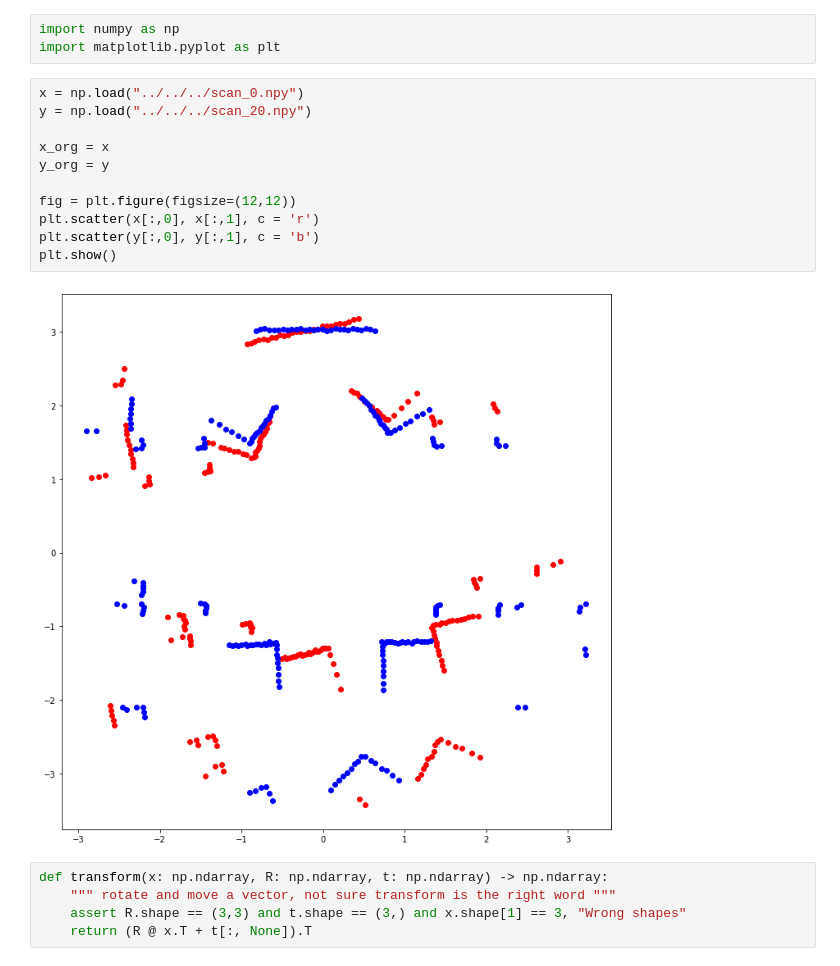
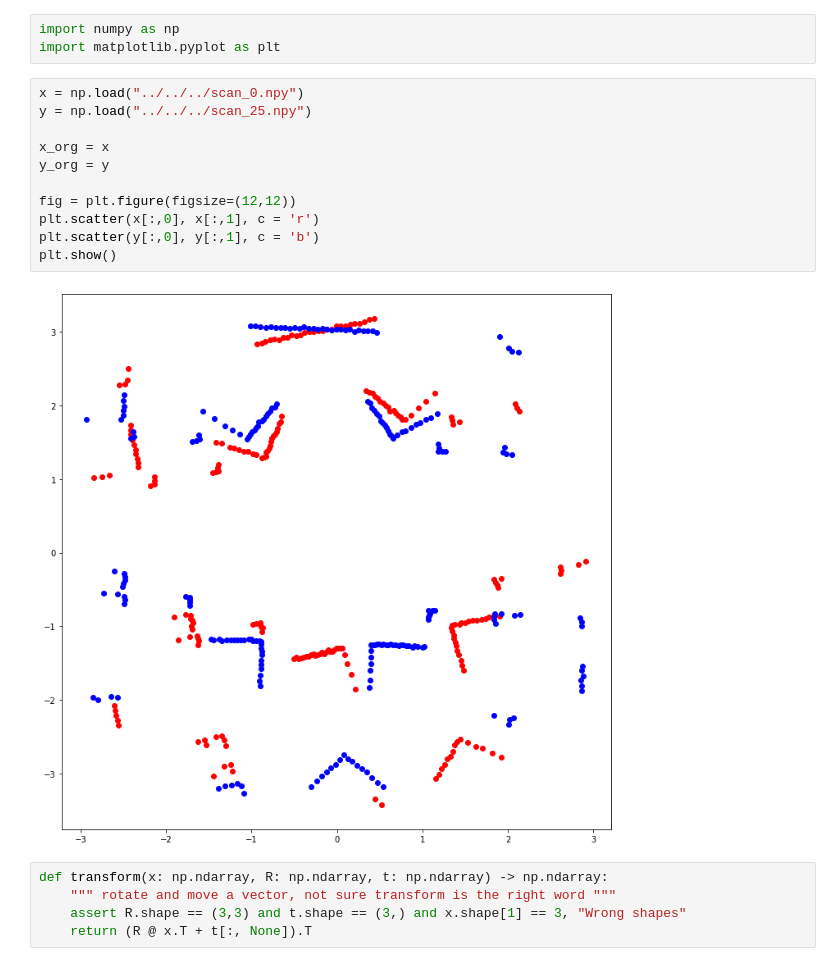
Before and after one commit to SebastianBitsch/turtlebot-additions, a Jupyter notebook: turtle_localization/exploration.ipynb, the cells around one changed output. Cells and saved outputs as stored; diff of their text form.

```diff
--- a/turtle_localization/exploration.ipynb
+++ b/turtle_localization/exploration.ipynb
@@ -3,17 +3,17 @@ import numpy as np
 import matplotlib.pyplot as plt
 # %%
 x = np.load("../../../scan_0.npy")
-y = np.load("../../../scan_20.npy")
+y = np.load("../../../scan_25.npy")
 
 x_org = x
 y_org = y
 
 fig = plt.figure(figsize=(12,12))
 plt.scatter(x[:,0], x[:,1], c = 'r')
 plt.scatter(y[:,0], y[:,1], c = 'b')
 plt.show()
 # %% [output]
-[figure, old version]
+[figure, new version]
 # %%
 def transform(x: np.ndarray, R: np.ndarray, t: np.ndarray) -> np.ndarray:
     """ rotate and move a vector, not sure transform is the right word """
```
Also changed, not shown: parts of 6 cells of this notebook, 1 other file.
